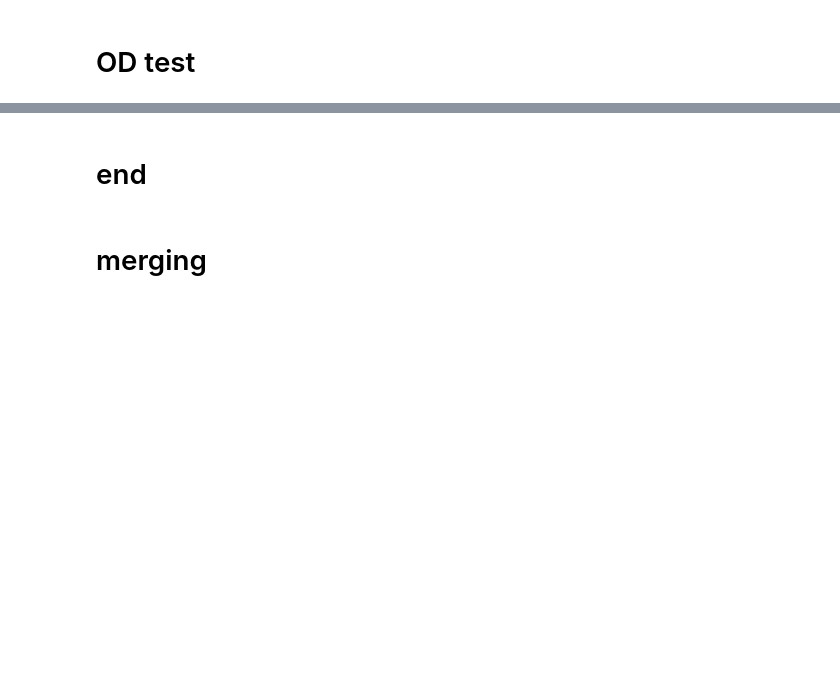
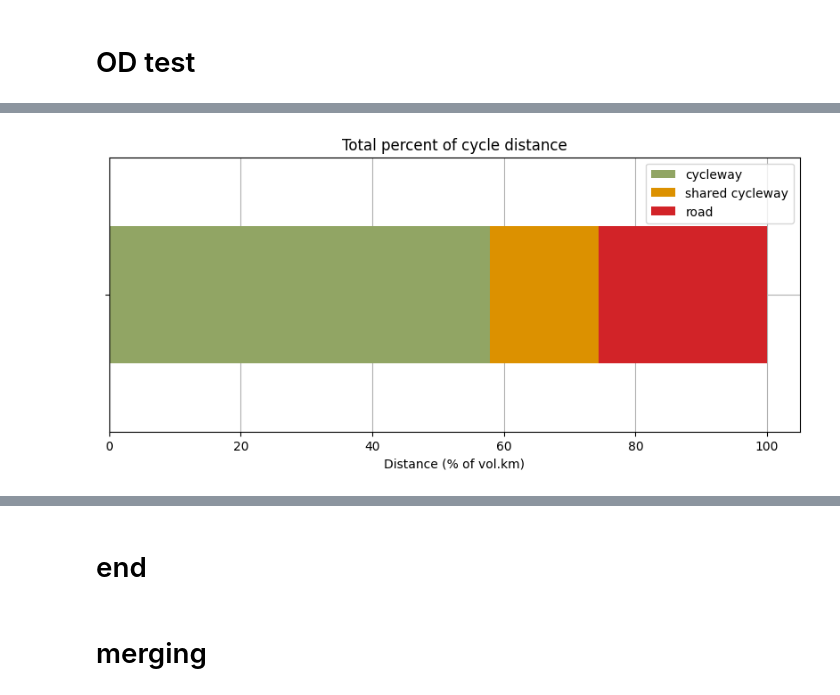
Before and after one commit to systragroup/quetzal_cyclops, a Jupyter notebook: notebooks/2_model/cyclops_model.ipynb, the cells around one changed output, grey strips where cells are left out. Drawn from its saved outputs; the diff is of its cells as text; code cells hidden in the pictures; blank space fills up the shorter version.

```diff
--- a/notebooks/2_model/cyclops_model.ipynb
+++ b/notebooks/2_model/cyclops_model.ipynb
@@ -580,0 +644,12 @@ plt.savefig(output_folder+'od_ratio_cycle_crow.png')
+# %%
+ax = res[['yes (%vol)', 'shared (%vol)', 'no (%vol)']].plot(kind='barh',stacked=True,figsize=(10, 4),color=colors[1:])
+plt.legend(loc="upper right", ncol=1)
+plt.gca().invert_yaxis()
+plt.xlabel("Distance (% of vol.km)")
+plt.grid(True, 'major', linestyle='-', axis='both')
+ax.set_axisbelow(True)
+plt.legend([ 'cycleway','shared cycleway', 'road'],loc="upper right", ncol=1)
+plt.title('Total percent of cycle distance')
+plt.savefig(output_folder+'2_total_distance_percent.png')
+# %% [output]
+[figure, added]
```
Also changed, not shown: parts of 72 cells of this notebook, 1 other file.
